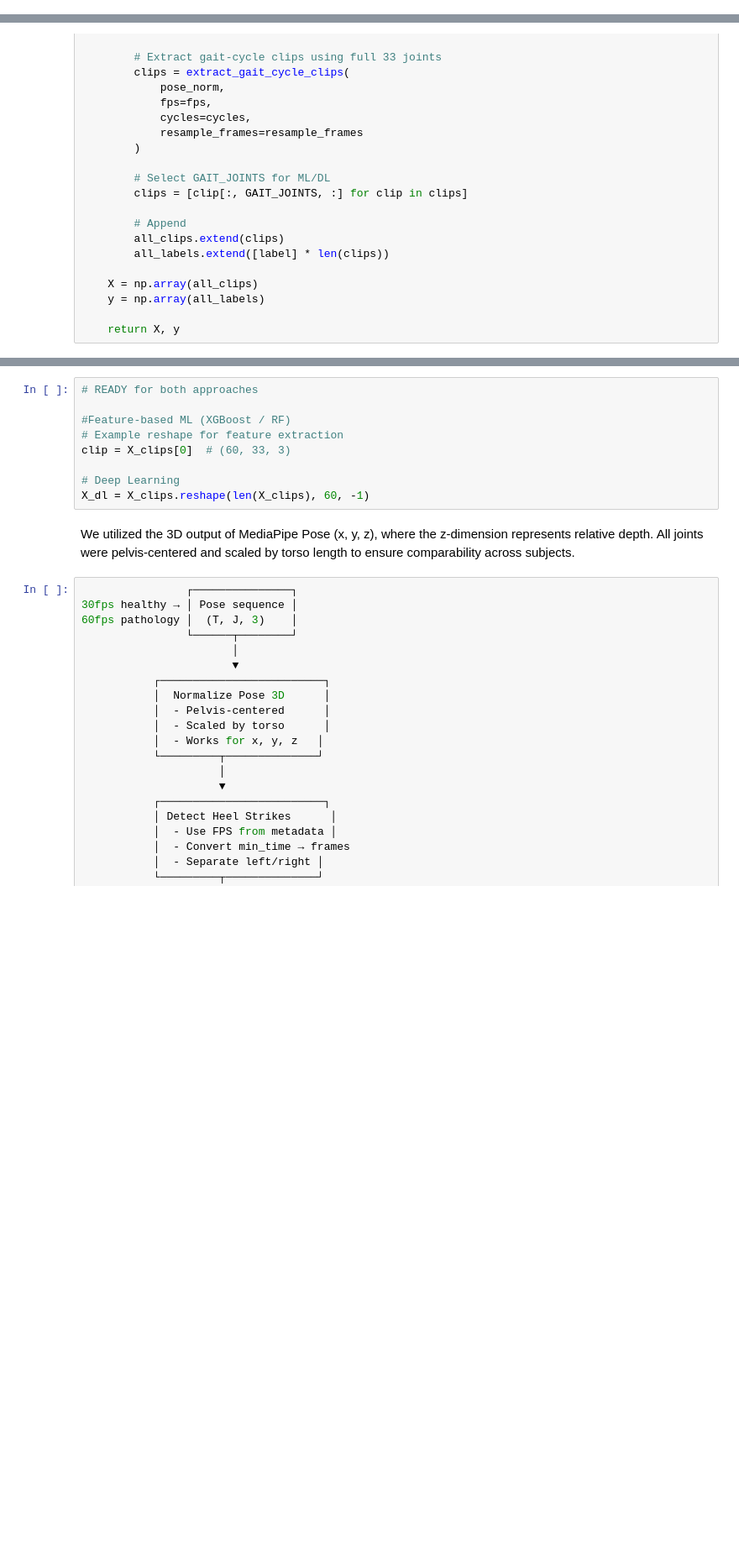
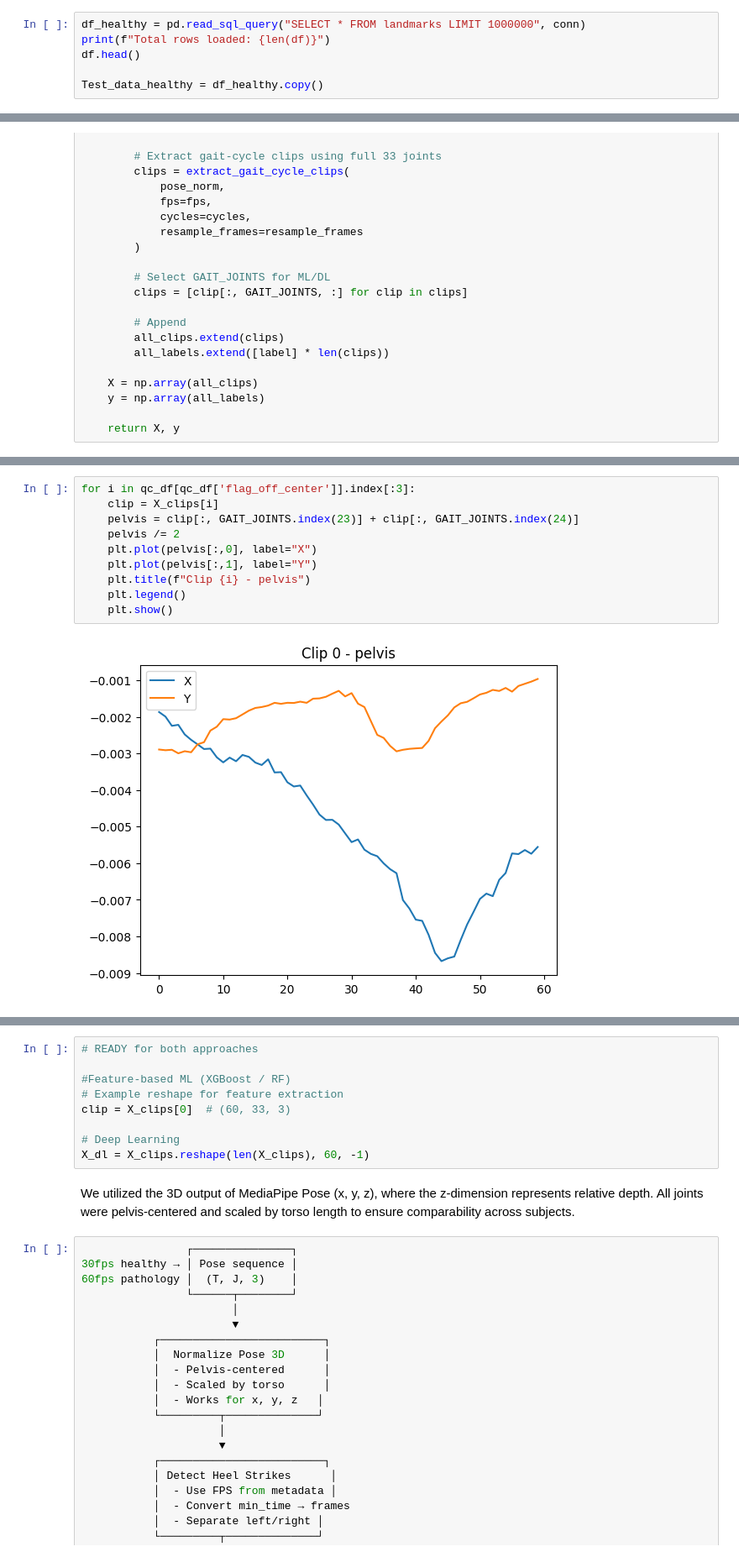
Before and after one commit to vaibhavredekar/GAITy-Capstone-Modeling, a Jupyter notebook: notebooks/NormalisePose&WIndowing.ipynb, the cells around one changed output, grey strips where cells are left out. Shown at 84% size. Cells and saved outputs as stored; diff of their text form; blank space fills up the shorter version.

```diff
--- a/notebooks/NormalisePose&WIndowing.ipynb
+++ b/notebooks/NormalisePose&WIndowing.ipynb
@@ -46,0 +50,6 @@ array(['cllba4baj000t3o6lxfq01aok', 'cllba535b000x3o6l204nr8e8',
+# %%
+df_healthy = pd.read_sql_query("SELECT * FROM landmarks LIMIT 1000000", conn)
+print(f"Total rows loaded: {len(df)}")
+df.head()
+
+Test_data_healthy = df_healthy.copy()
@@ -443,0 +644,12 @@ IndexError: index 23 is out of bounds for axis 1 with size 14
+# %%
+for i in qc_df[qc_df['flag_off_center']].index[:3]:
+    clip = X_clips[i]
+    pelvis = clip[:, GAIT_JOINTS.index(23)] + clip[:, GAIT_JOINTS.index(24)]
+    pelvis /= 2
+    plt.plot(pelvis[:,0], label="X")
+    plt.plot(pelvis[:,1], label="Y")
+    plt.title(f"Clip {i} - pelvis")
+    plt.legend()
+    plt.show()
+# %% [output]
+[figure, added]
```
Also changed, not shown: parts of 27 cells of this notebook, 3 other files.
